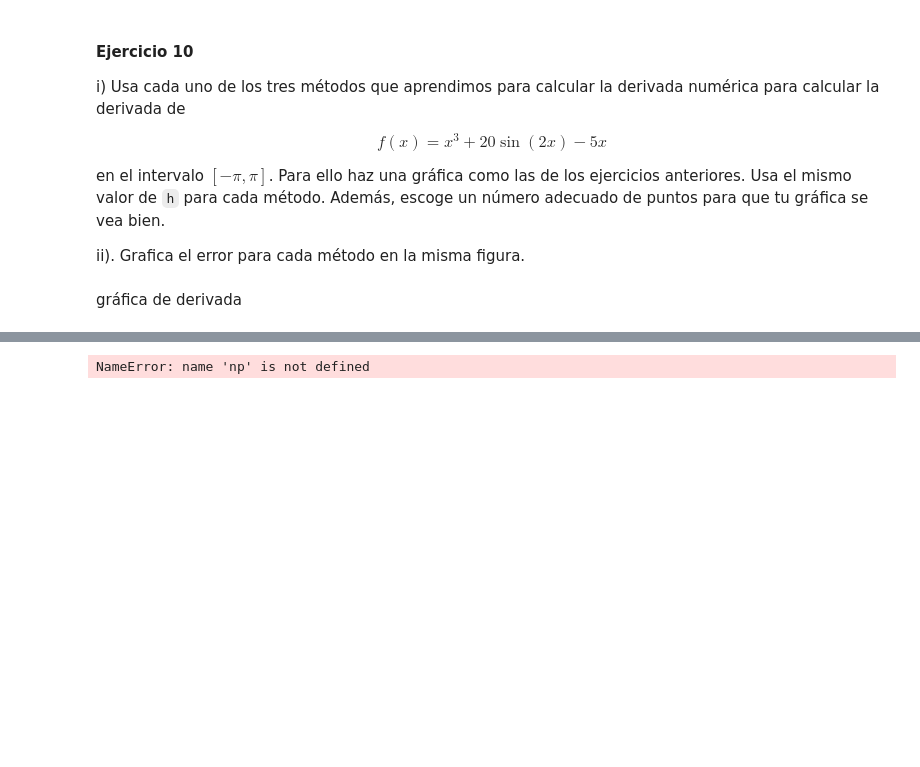
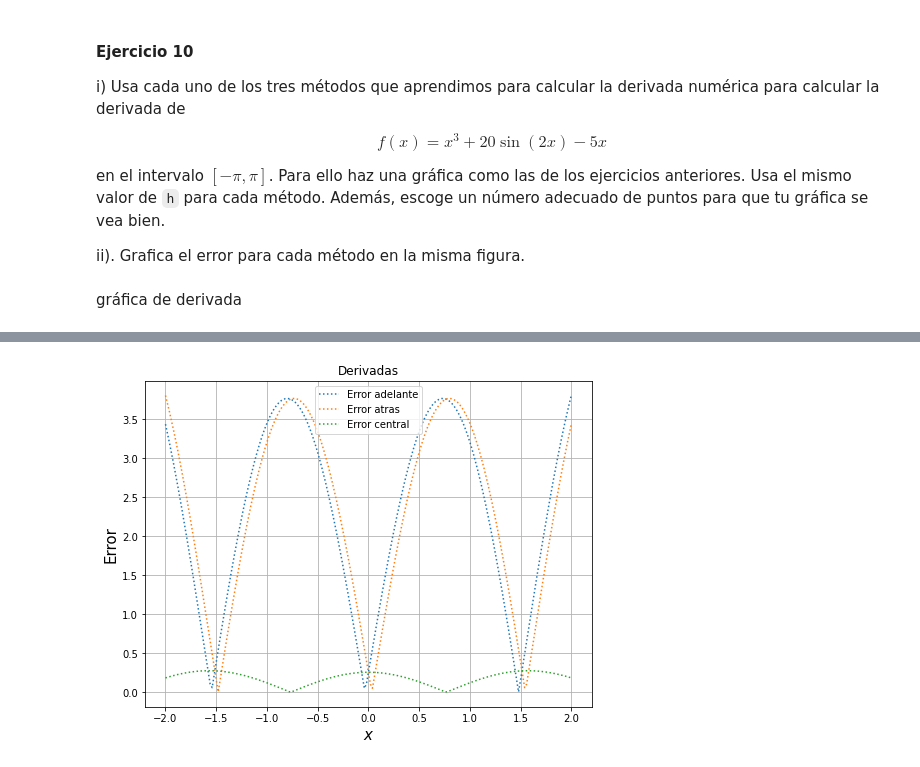
Before and after one commit to ChristopherLR12/Tareas_fisica_comp, a Jupyter notebook: 03. Integración y derivación numérica.ipynb, the cells around one changed output, grey strips where cells are left out. Cells and saved outputs as stored; diff of their text form; code cells hidden in the pictures; blank space fills up the shorter version.

```diff
--- a/03. Integración y derivación numérica.ipynb
+++ b/03. Integración y derivación numérica.ipynb
@@ -664,27 +664,21 @@ plt.show()
 # %%
 xx = np.linspace(-2,2,201)
 
 yy_a = fp10(xx)
 yy_ad = np.array([diferenciaAdelante(f10,a,0.1) for a in xx])
 yy_at = np.array([diferenciaAtras(f10,a,0.1) for a in xx])
 yy_ce = np.array([diferenciaCentral(f10,a,0.1) for a in xx])
 
 
 plt.figure(figsize=(8,6))
 plt.plot(xx,abs(yy_ad-yy_a),label = "Error adelante",ls=":")
 plt.plot(xx,abs(yy_at-yy_a),label= "Error atras", ls=":")
 plt.plot(xx,abs(yy_ce-yy_a),label= "Error central",ls=":")
 plt.xlabel("$x$",fontsize=15)
 plt.ylabel("Error",fontsize=15)
 plt.grid()
 plt.legend()
 plt.title("Derivadas")
 plt.show()
-plt.xlabel("$x$",fontsize=15)
-plt.ylabel("Error",fontsize=15)
-plt.grid()
-plt.legend()
-plt.title("Derivadas")
-plt.show()
 # %% [output]
-NameError: name 'np' is not defined
+[figure, added]
```
Also changed, not shown: parts of 9 cells of this notebook.
